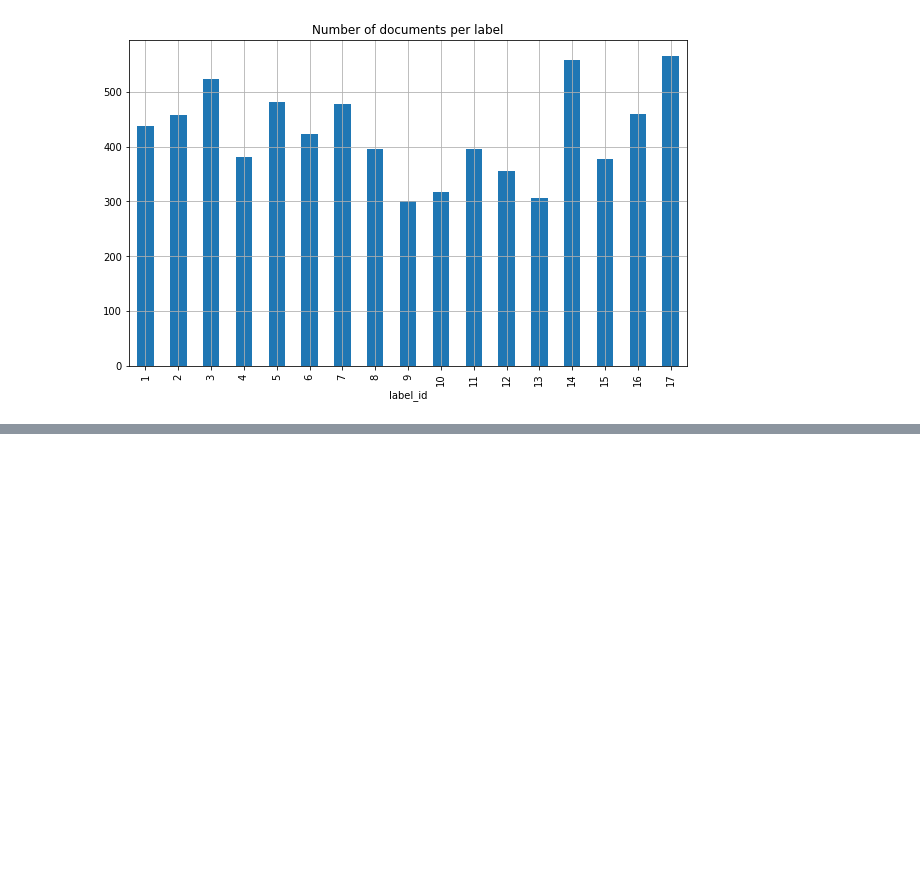
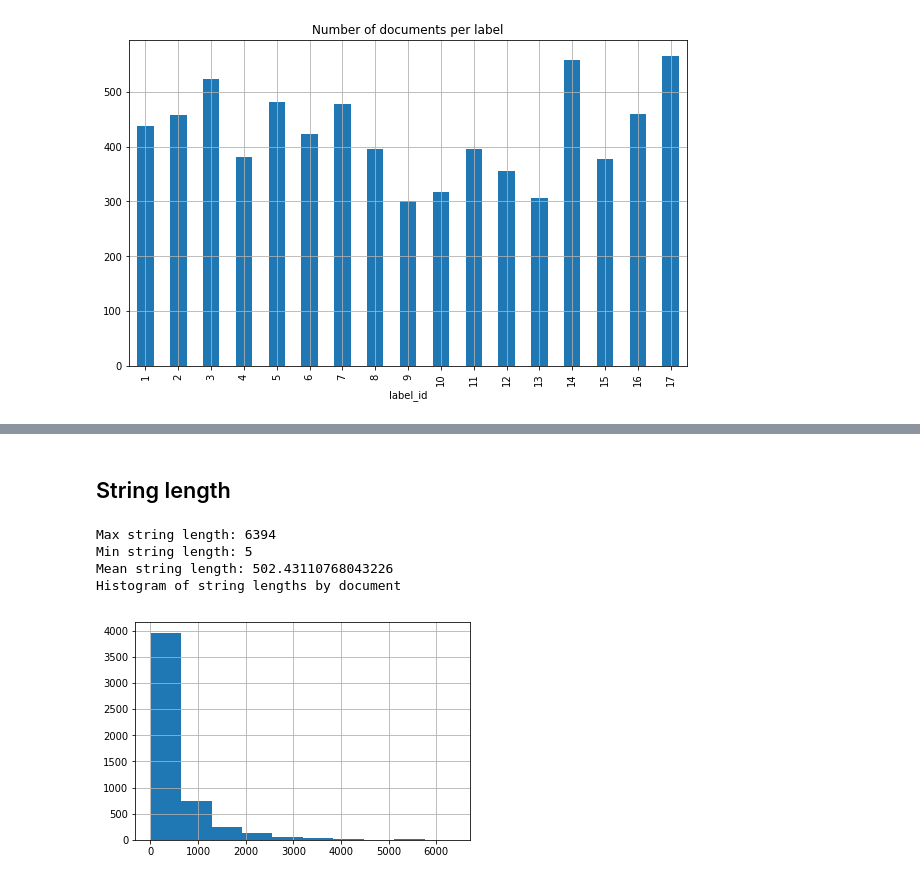
Before and after one commit to vondersam/sdgs_text_classifier, a Jupyter notebook: experiments/data_analysis.ipynb, the cells around one changed output, grey strips where cells are left out. Cells and saved outputs as stored; diff of their text form; code cells hidden in the pictures; blank space fills up the shorter version.

```diff
--- a/experiments/data_analysis.ipynb
+++ b/experiments/data_analysis.ipynb
@@ -127,0 +116,16 @@ Text(0.5, 1.0, 'Number labels per document')
+# %% [markdown]
+## String length
+# %%
+lens = labelled.text.str.len()
+lens.hist()
+
+print(f"Max string length: {lens.max()}")
+print(f"Min string length: {lens.min()}")
+print(f"Mean string length: {lens.mean()}")
+print("Histogram of string lengths by document")
+# %% [output]
+Max string length: 6394
+Min string length: 5
+Mean string length: 502.43110768043226
+Histogram of string lengths by document
+[figure, added]
```
Also changed, not shown: parts of 4 cells of this notebook.
